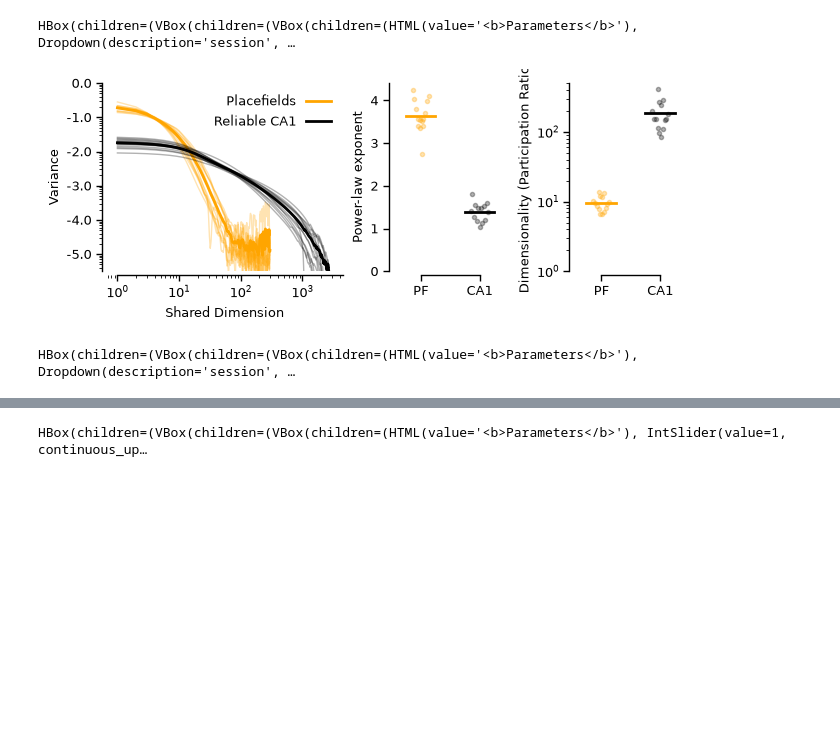
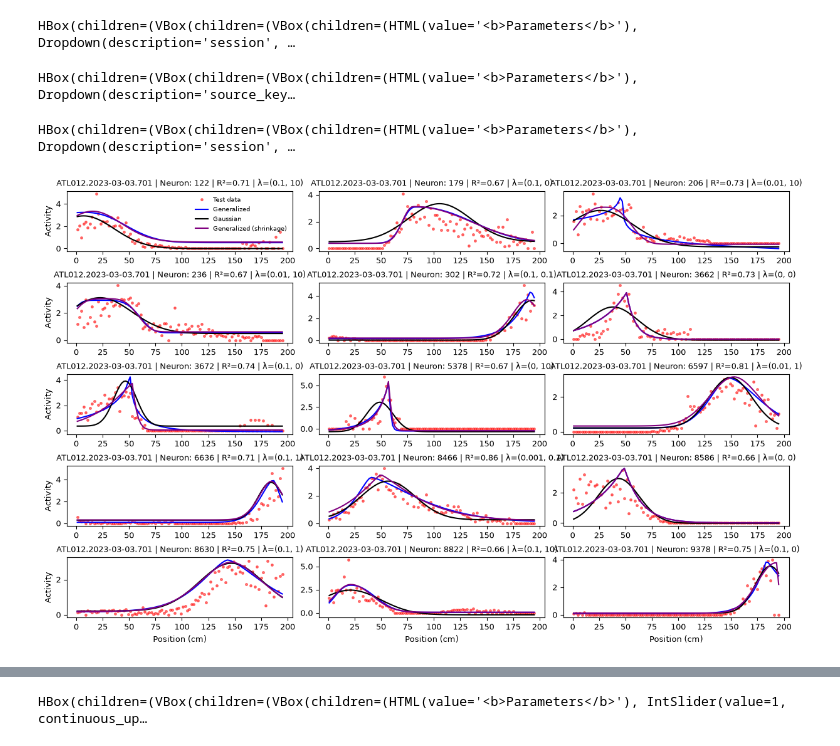
Before and after one commit to landoskape/vrAnalysis, a Jupyter notebook: dimensionality_manuscript/dim_spectra_figures.ipynb, the cells around one changed output, grey strips where cells are left out. Drawn from its saved outputs; the diff is of its cells as text; code cells hidden in the pictures; blank space fills up the shorter version.

```diff
--- a/dimensionality_manuscript/dim_spectra_figures.ipynb
+++ b/dimensionality_manuscript/dim_spectra_figures.ipynb
@@ -145,7 +145,7 @@ HBox(children=(VBox(children=(VBox(children=(HTML(value='<b>Parameters</b>'), Dr
 # %%
 from dimensionality_manuscript.figure_scripts.figure4 import spectrum_figure, AdaptiveAlphaConfig
 
-return_syd_viewer = False
+return_syd_viewer = True
 plt.close('all')
 source_cfg = AdaptiveAlphaConfig(
     smooth_method="gaussian",
@@ -190,7 +190,7 @@ else:
     if save:
         save_figure(fig, figure_path / "placefield_spectra")
 # %% [output]
-[figure, removed]
+HBox(children=(VBox(children=(VBox(children=(HTML(value='<b>Parameters</b>'), Dropdown(description='source_key…
 # %%
 from dimensionality_manuscript.figure_scripts.figure4 import adaptive_spectra_estimation
 
@@ -230,7 +230,7 @@ from IPython.display import clear_output
 from dimensionality_manuscript.figure_scripts.figure4 import placefield_example_fits
 
 session_targets = {
-    # "ATL012": ["2023-03-03"],
+    "ATL012": ["2023-03-03"],
     # "ATL020": ["2023-03-31", "2023-04-04", "2023-04-05", "2023-04-06"],
     # "ATL022": ["2023-04-12", "2023-04-19"],
     # "ATL027": ["2023-07-21"],
@@ -245,36 +245,41 @@ for isession, session in tqdm(enumerate(sessions)):
     if session.date not in session_targets[session.mouse_name]:
         # print(f"Skipping session {session.session_uid} because date {session.date} is not in session_targets for mouse {session.mouse_name}.")
         continue
 
     return_syd_viewer = False
     plt.close('all')
     try:
         fig = placefield_example_fits(
             results_fit,
             registry,
             example_session = session.session_uid,
-            n_rows = 4,
+            n_rows = 5,
             n_cols = 3,
             r2_threshold = 0.65,
             improvement_threshold = 0.01,
+            normalize="std",
+            normalize_independent=True,
             random_seed=2,
-            figsize = (12.0, 6.0),
+            figsize = (12.0, 7.5),
             fontsize = 9.0,
             save_path=None,
             return_syd_viewer = return_syd_viewer,
         )
     except Exception as e:
         print(f"Error occurred while processing session {session.session_uid}: {e}")
     if return_syd_viewer:
         fig.show()
     else:
         fig.suptitle(f"Session {session.session_uid}", fontsize=12)
         plt.show()
 
-        save = False
+
+        save = True
         if save:
             path_name = f"placefield_fits_{session.session_uid}"
             save_figure(fig, figure_path / "fit_examples" / path_name)
+# %% [output]
+[figure, added]
 # %%
 from dimensionality_manuscript.figure_scripts.figure4 import placefield_fit_figure
 
```
Also changed, not shown: parts of 4 cells of this notebook, 12 other files.
